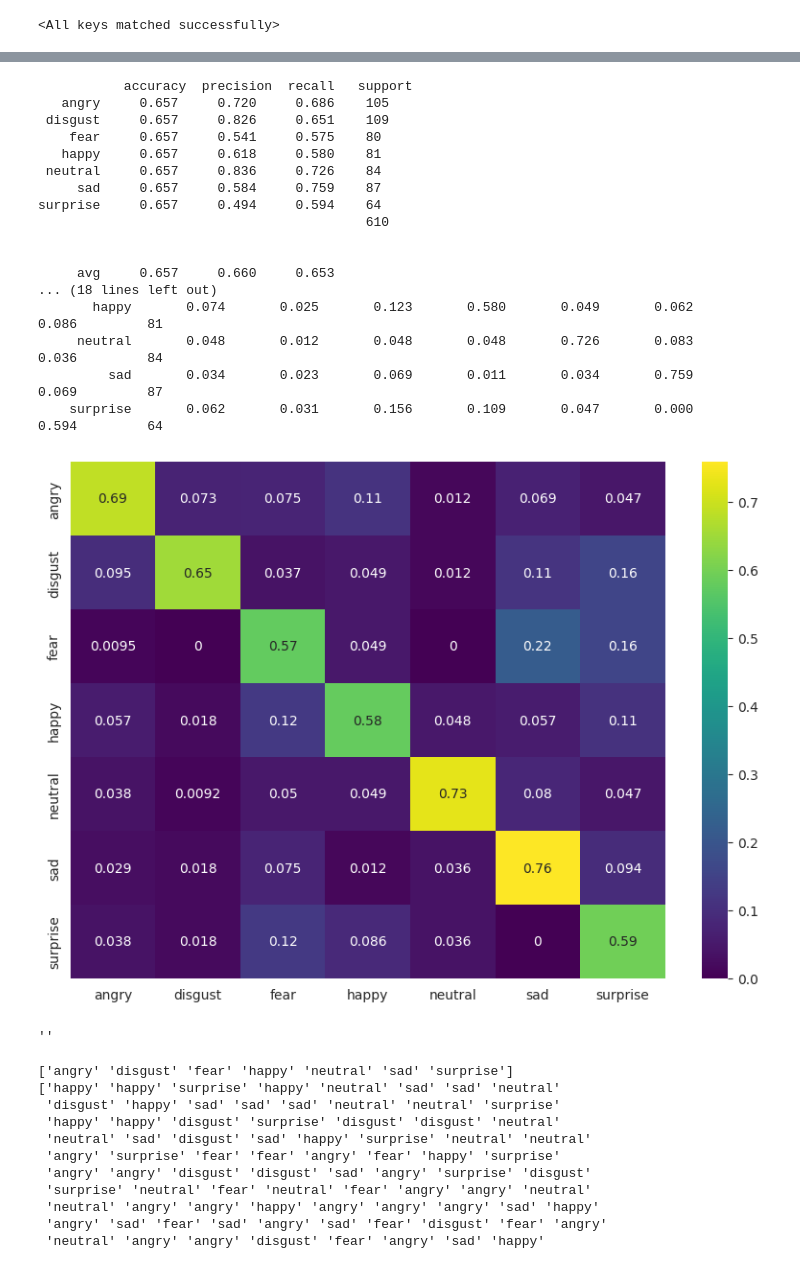
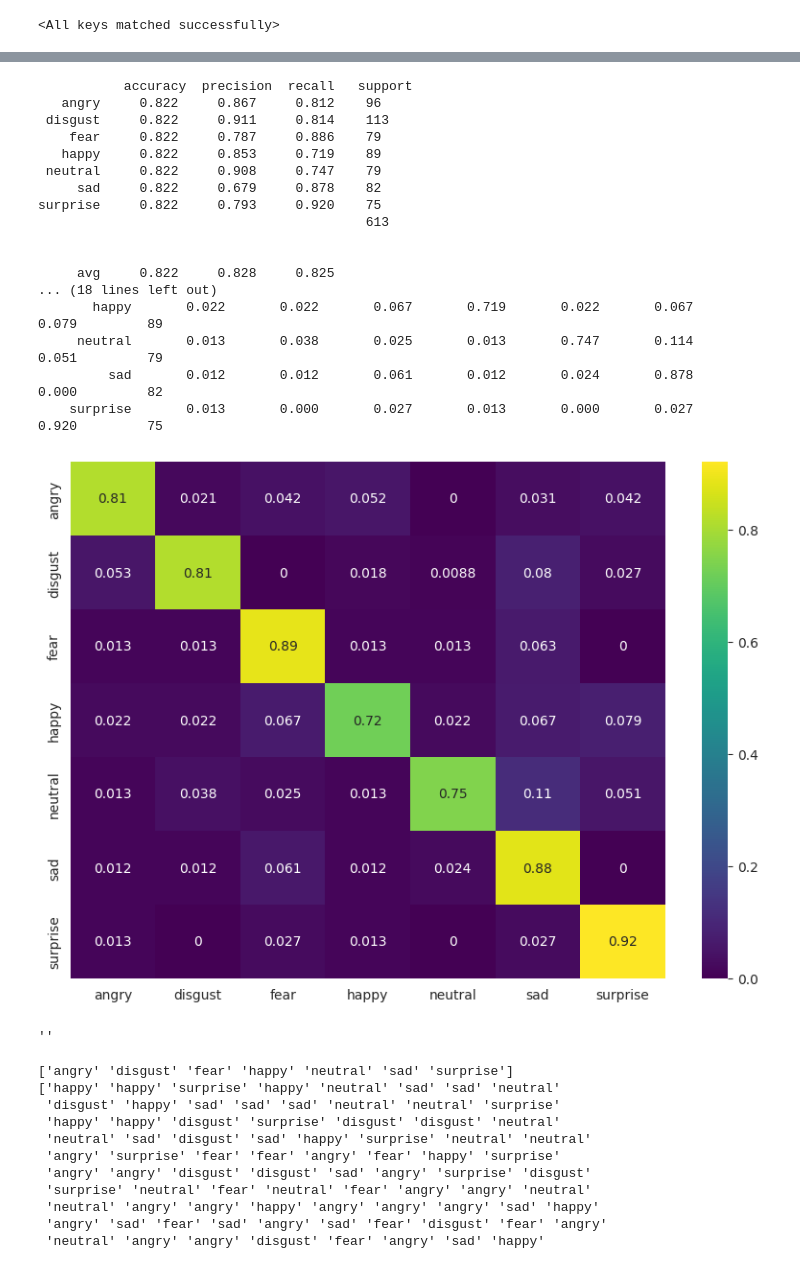
Before and after one commit to BlackFox1197/masterarbeit_programming, a Jupyter notebook: notebooks/eval_notebooks/eval_wav2Vec_nets.ipynb, the cells around one changed output, grey strips where cells are left out. Drawn from its saved outputs; the diff is of its cells as text; code cells hidden in the pictures.

Commit message:
fix wron matrix calculation

```diff
--- a/notebooks/eval_notebooks/eval_wav2Vec_nets.ipynb
+++ b/notebooks/eval_notebooks/eval_wav2Vec_nets.ipynb
@@ -59,9 +59,9 @@ import numpy
 import torch.nn.functional as F
 trainSet, evalSet = ADU.train_val_dataset(newSet, 0.1)
 batch_size = 4
-dataset = testDs
+dataset = evalSet
 data_collator = cc.DataCollatorCTCWithPadding(processor=processor, padding=True, num_labels=len(newSet.dataSet.label_list))
-loader = DataLoader(testDs, shuffle=False, batch_size=4, num_workers=batch_size ,collate_fn=data_collator.collate_fn)
+loader = DataLoader(dataset, shuffle=False, batch_size=4, num_workers=batch_size ,collate_fn=data_collator.collate_fn)
 true, preds = [], []
 with torch.no_grad():
     for batch, (X, z) in enumerate(loader):
@@ -110,39 +98,39 @@ with torch.no_grad():
 # %%
 import importlib
 
 module_path = str(Path.cwd().parents[0] / "utils")
 device = torch.device("cuda" if torch.cuda.is_available() else "cpu")
 if module_path not in sys.path:
     sys.path.append(module_path)
 import utils.eval_utils as eu
 
 from sklearn.metrics import classification_report
 
 importlib.reload(eu)
 print(eu.classificationReport(true, preds, emo_dataset.label_list))
 eu.confusion_matrix(true, preds, emo_dataset.label_list)
-eu.confustion_matrix_heatmap(true, preds, emo_dataset.label_list)
+eu.confustion_matrix_heatmap(true, preds, emo_dataset.label_list, "")
 ;
 #print(classification_report(true, preds, target_names=emo_dataset.label_list, labels=newSet.emoToId(emo_dataset.label_list)))
 # %% [output]
            accuracy  precision  recall   support
-   angry     0.657     0.720     0.686    105
- disgust     0.657     0.826     0.651    109
-    fear     0.657     0.541     0.575    80
-   happy     0.657     0.618     0.580    81
- neutral     0.657     0.836     0.726    84
-     sad     0.657     0.584     0.759    87
-surprise     0.657     0.494     0.594    64
-                                          610
+   angry     0.822     0.867     0.812    96
+ disgust     0.822     0.911     0.814    113
+    fear     0.822     0.787     0.886    79
+   happy     0.822     0.853     0.719    89
+ neutral     0.822     0.908     0.747    79
+     sad     0.822     0.679     0.878    82
+surprise     0.822     0.793     0.920    75
+                                          613
 
 
-     avg     0.657     0.660     0.653
+     avg     0.822     0.828     0.825
 ... (18 lines left out)
-       happy       0.074       0.025       0.123       0.580       0.049       0.062       0.086         81
-     neutral       0.048       0.012       0.048       0.048       0.726       0.083       0.036         84
-         sad       0.034       0.023       0.069       0.011       0.034       0.759       0.069         87
-    surprise       0.062       0.031       0.156       0.109       0.047       0.000       0.594         64
+       happy       0.022       0.022       0.067       0.719       0.022       0.067       0.079         89
+     neutral       0.013       0.038       0.025       0.013       0.747       0.114       0.051         79
+         sad       0.012       0.012       0.061       0.012       0.024       0.878       0.000         82
+    surprise       0.013       0.000       0.027       0.013       0.000       0.027       0.920         75
-[figure, old version]
+[figure, new version]
 ''
 # %%
 import seaborn as sns
```
Also changed, not shown: parts of 2 cells of this notebook, 6 other files.
